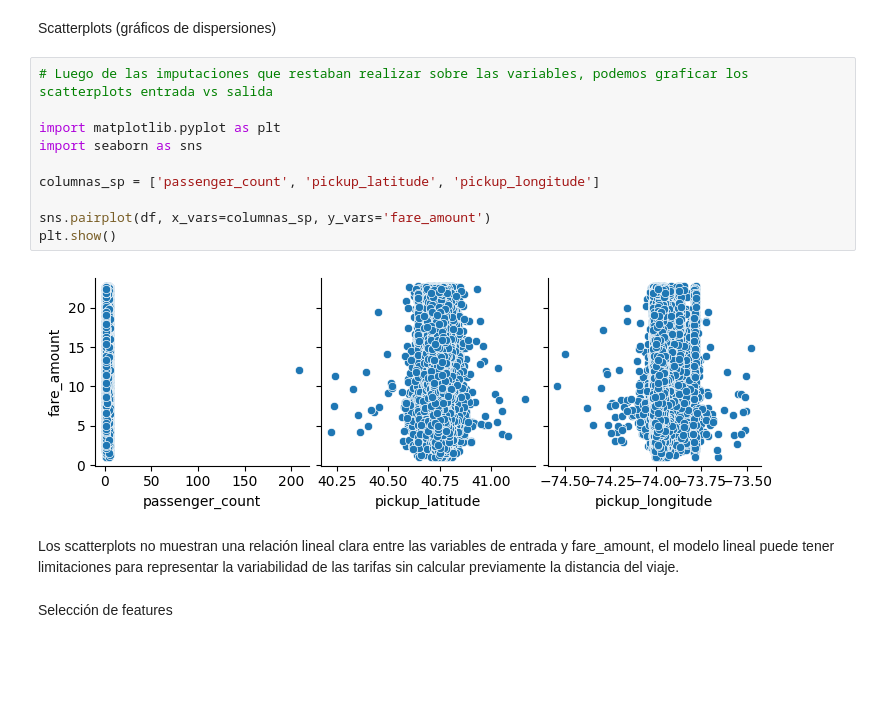
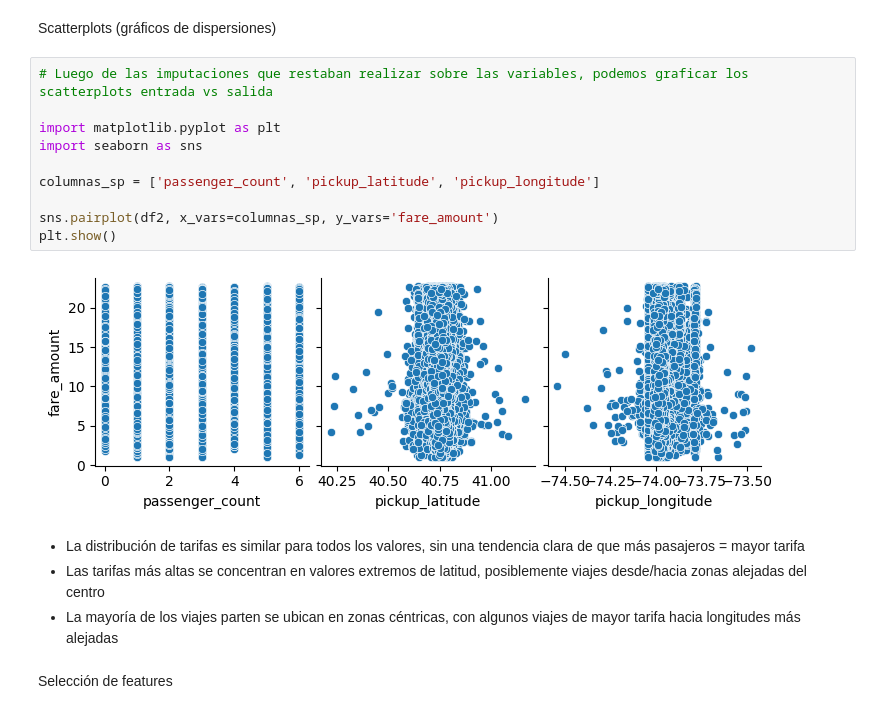
Before and after one commit to ZahirJacob/AA1-TUIA-2026C1-Dimenna-Jacob-Taborda, a Jupyter notebook: TP_regresion_AA1.ipynb, the cells around one changed output. Drawn from its saved outputs; the diff is of its cells as text; blank space fills up the shorter version.

```diff
--- a/TP_regresion_AA1.ipynb
+++ b/TP_regresion_AA1.ipynb
@@ -587,17 +587,19 @@ Scatterplots (gráficos de dispersiones)
 # %%
 # Luego de las imputaciones que restaban realizar sobre las variables, podemos graficar los scatterplots entrada vs salida
 
 import matplotlib.pyplot as plt
 import seaborn as sns
 
 columnas_sp = ['passenger_count', 'pickup_latitude', 'pickup_longitude']
 
-sns.pairplot(df, x_vars=columnas_sp, y_vars='fare_amount')
+sns.pairplot(df2, x_vars=columnas_sp, y_vars='fare_amount')
 plt.show()
 # %% [output]
-[figure, old version]
+[figure, new version]
-# %% [markdown]
-Los scatterplots no muestran una relación lineal clara entre las variables de entrada y fare_amount, el modelo lineal puede tener limitaciones para representar la variabilidad de las tarifas sin calcular previamente la distancia del viaje.
+# %% [markdown]
+* La distribución de tarifas es similar para todos los valores, sin una tendencia clara de que más pasajeros = mayor tarifa
+* Las tarifas más altas se concentran en valores extremos de latitud, posiblemente viajes desde/hacia zonas alejadas del centro
+* La mayoría de los viajes parten se ubican en zonas céntricas, con algunos viajes de mayor tarifa hacia longitudes más alejadas
 # %% [markdown]
 Selección de features
 # %%
```
